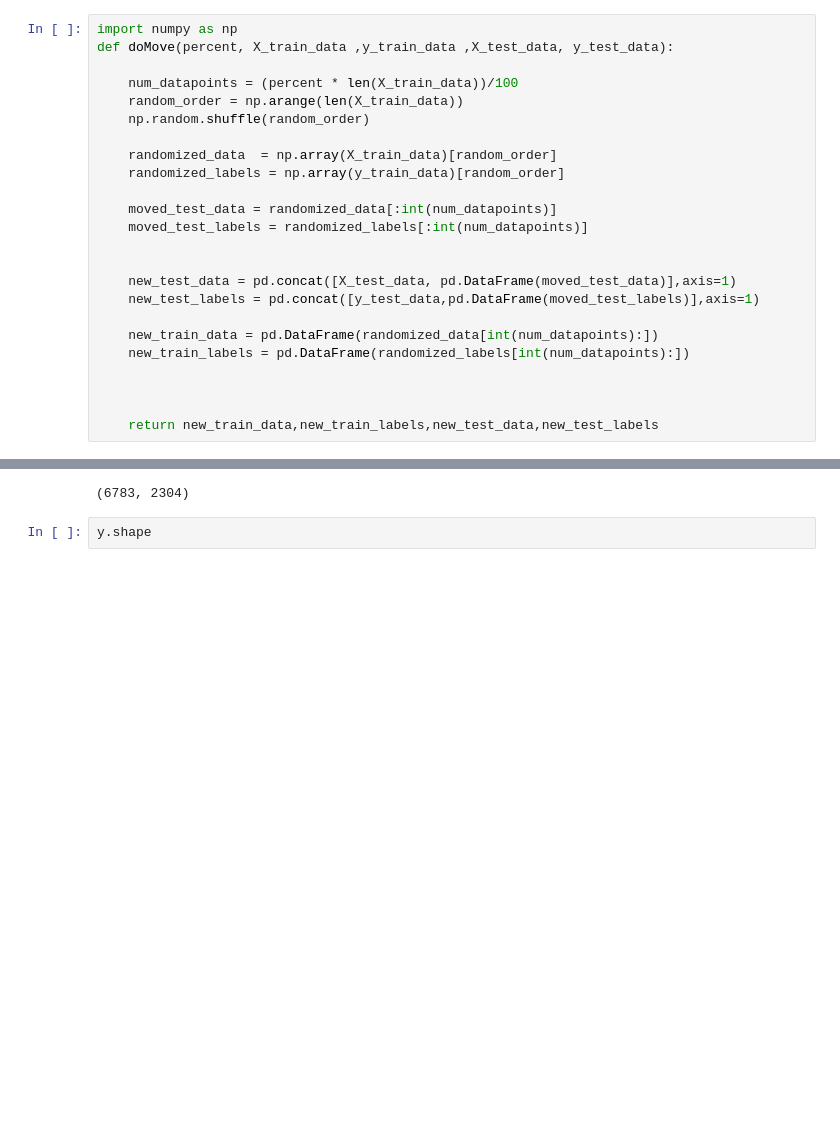
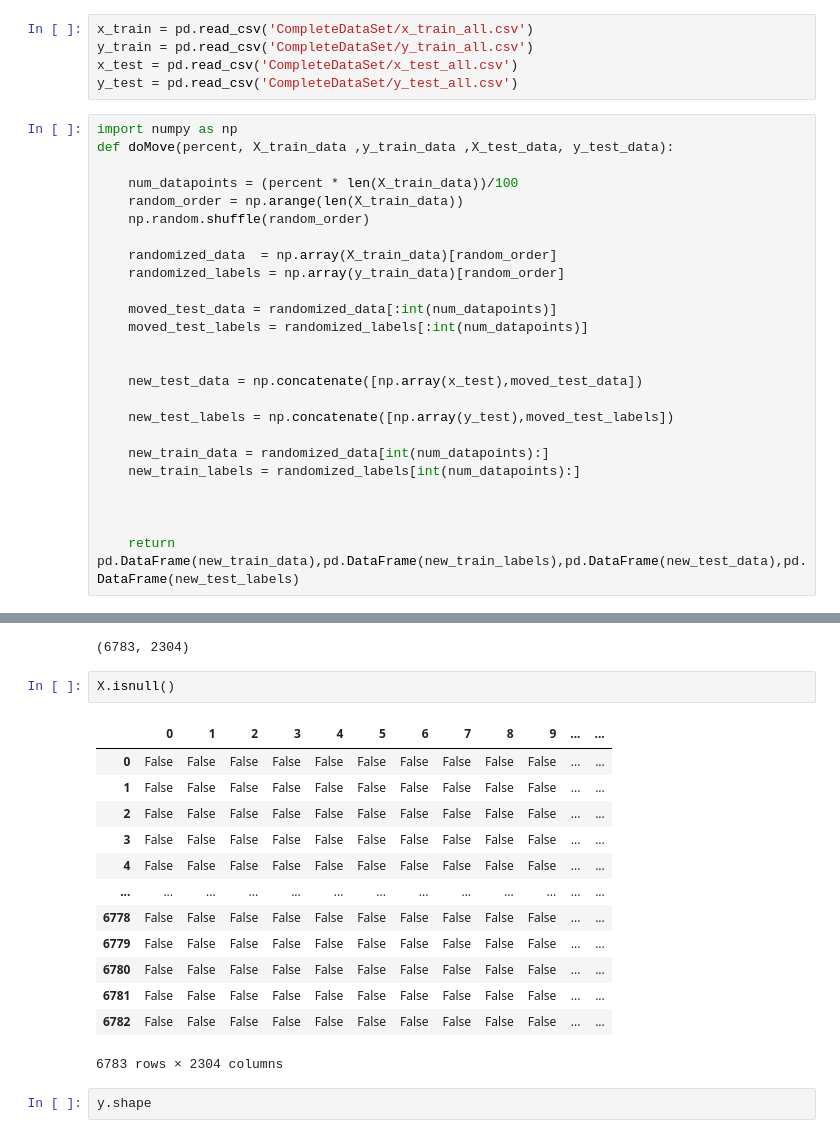
Before and after one commit to Suhail270/DMML_Part3, a Jupyter notebook: newDatasets.ipynb, the cells around one changed output, grey strips where cells are left out. Drawn from its saved outputs; the diff is of its cells as text; blank space fills up the shorter version.

```diff
--- a/newDatasets.ipynb
+++ b/newDatasets.ipynb
@@ -475,6 +477,11 @@ iso_df.shape
 (9593, 2304)
 # %% [markdown]
 ### Making Split
+# %%
+x_train = pd.read_csv('CompleteDataSet/x_train_all.csv')
+y_train = pd.read_csv('CompleteDataSet/y_train_all.csv')
+x_test = pd.read_csv('CompleteDataSet/x_test_all.csv')
+y_test = pd.read_csv('CompleteDataSet/y_test_all.csv')
 # %%
 import numpy as np
 def doMove(percent, X_train_data ,y_train_data ,X_test_data, y_test_data):
@@ -490,21 +497,38 @@ def doMove(percent, X_train_data ,y_train_data ,X_test_data, y_test_data):
     moved_test_labels = randomized_labels[:int(num_datapoints)]
 
 
-    new_test_data = pd.concat([X_test_data, pd.DataFrame(moved_test_data)],axis=1)
-    new_test_labels = pd.concat([y_test_data,pd.DataFrame(moved_test_labels)],axis=1)
+    new_test_data = np.concatenate([np.array(x_test),moved_test_data])
 
-    new_train_data = pd.DataFrame(randomized_data[int(num_datapoints):])
-    new_train_labels = pd.DataFrame(randomized_labels[int(num_datapoints):])
+    new_test_labels = np.concatenate([np.array(y_test),moved_test_labels])
+
+    new_train_data = randomized_data[int(num_datapoints):]
+    new_train_labels = randomized_labels[int(num_datapoints):]
 
 
 
-    return new_train_data,new_train_labels,new_test_data,new_test_labels
+    return pd.DataFrame(new_train_data),pd.DataFrame(new_train_labels),pd.DataFrame(new_test_data),pd.DataFrame(new_test_labels)
 # %%
 X,y,Xt,yt = doMove(30,x_train,y_train,x_test,y_test)
 # %%
 X.shape
 # %% [output]
 (6783, 2304)
+# %%
+X.isnull()
+# %% [output]
+|  | 0 | 1 | 2 | 3 | 4 | 5 | 6 | 7 | 8 | 9 | ... | ... |
+| 0 | False | False | False | False | False | False | False | False | False | False | ... | ... |
+| 1 | False | False | False | False | False | False | False | False | False | False | ... | ... |
+| 2 | False | False | False | False | False | False | False | False | False | False | ... | ... |
+| 3 | False | False | False | False | False | False | False | False | False | False | ... | ... |
+| 4 | False | False | False | False | False | False | False | False | False | False | ... | ... |
+| ... | ... | ... | ... | ... | ... | ... | ... | ... | ... | ... | ... | ... |
+| 6778 | False | False | False | False | False | False | False | False | False | False | ... | ... |
+| 6779 | False | False | False | False | False | False | False | False | False | False | ... | ... |
+| 6780 | False | False | False | False | False | False | False | False | False | False | ... | ... |
+| 6781 | False | False | False | False | False | False | False | False | False | False | ... | ... |
+| 6782 | False | False | False | False | False | False | False | False | False | False | ... | ... |
+6783 rows × 2304 columns
 # %%
 y.shape
 # %% [output]
```
Also changed, not shown: parts of 9 cells of this notebook.
